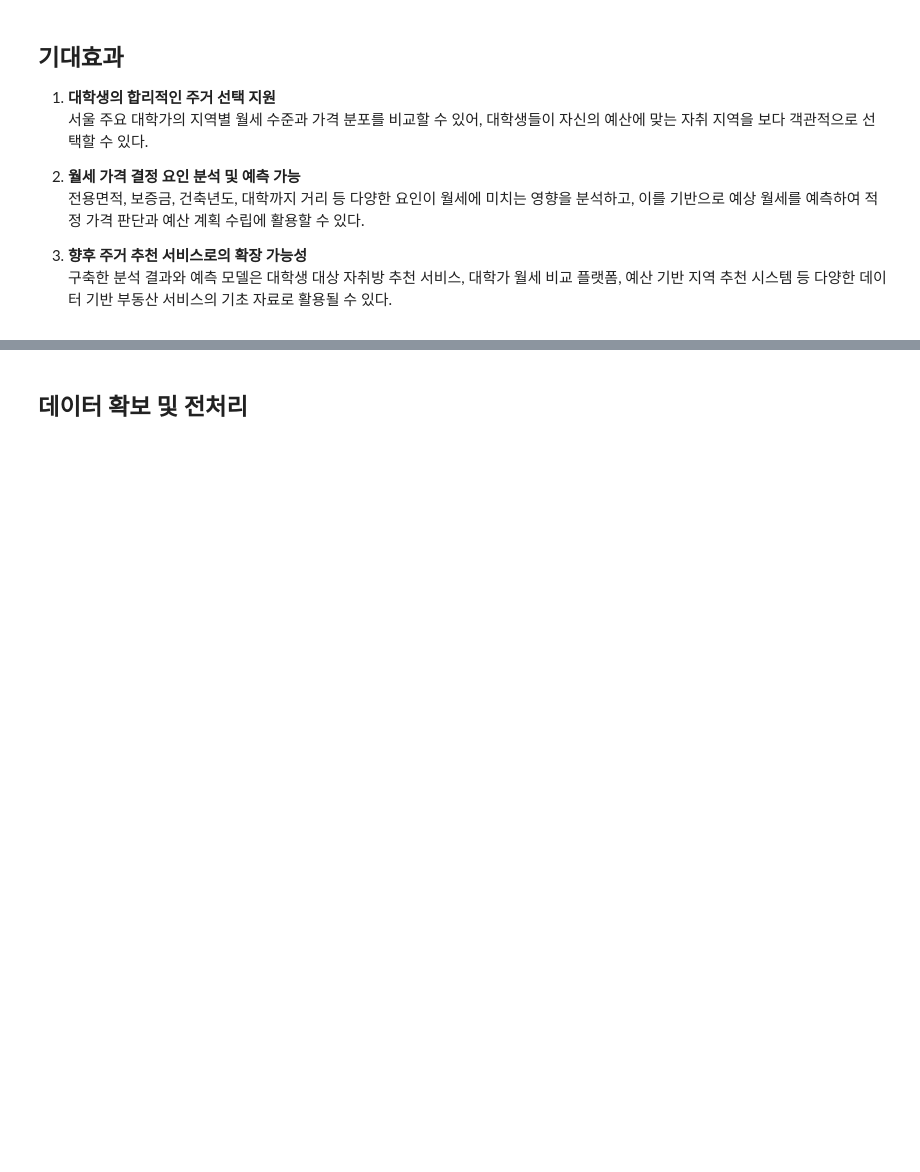
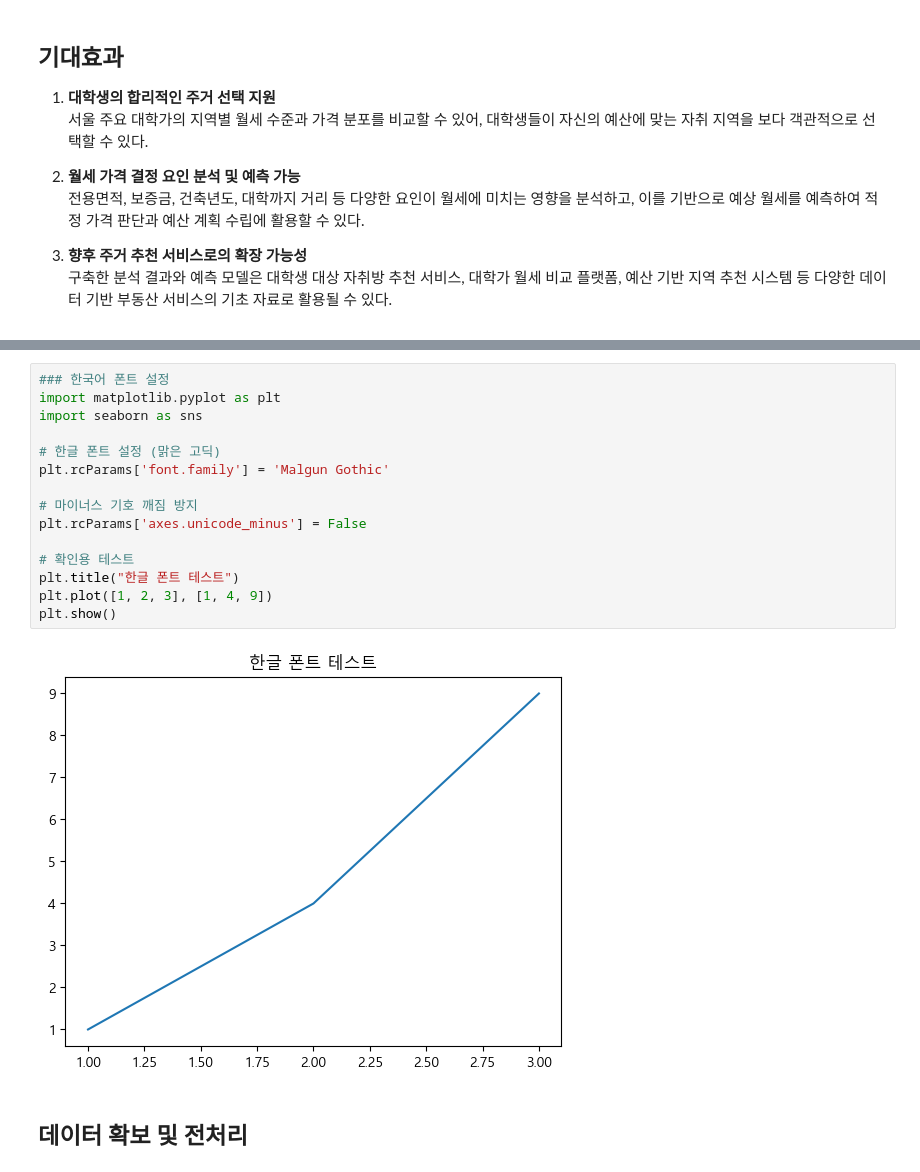
Before and after one commit to dbwofla11/campus-rent-analysis, a Jupyter notebook: 빅데이터분석_프로젝트.ipynb, the cells around one changed output, grey strips where cells are left out. Drawn from its saved outputs; the diff is of its cells as text; blank space fills up the shorter version.

```diff
--- a/빅데이터분석_프로젝트.ipynb
+++ b/빅데이터분석_프로젝트.ipynb
@@ -49,3 +70,20 @@
+# %%
+### 한국어 폰트 설정
+import matplotlib.pyplot as plt
+import seaborn as sns
+
+# 한글 폰트 설정 (맑은 고딕)
+plt.rcParams['font.family'] = 'Malgun Gothic'
+
+# 마이너스 기호 깨짐 방지
+plt.rcParams['axes.unicode_minus'] = False
+
+# 확인용 테스트
+plt.title("한글 폰트 테스트")
+plt.plot([1, 2, 3], [1, 4, 9])
+plt.show()
+# %% [output]
+[figure, added]
 # %% [markdown]
 ## 데이터 확보 및 전처리
 # %%
```
Also changed, not shown: parts of 27 cells of this notebook.
